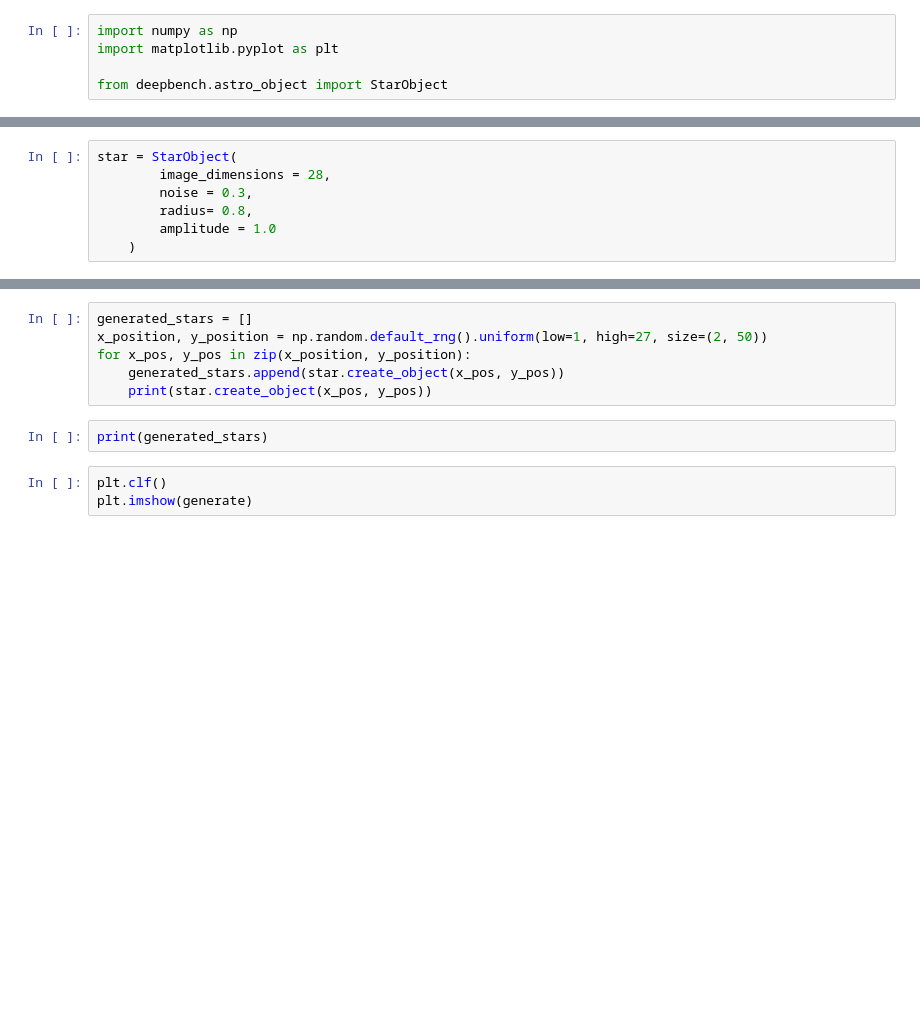
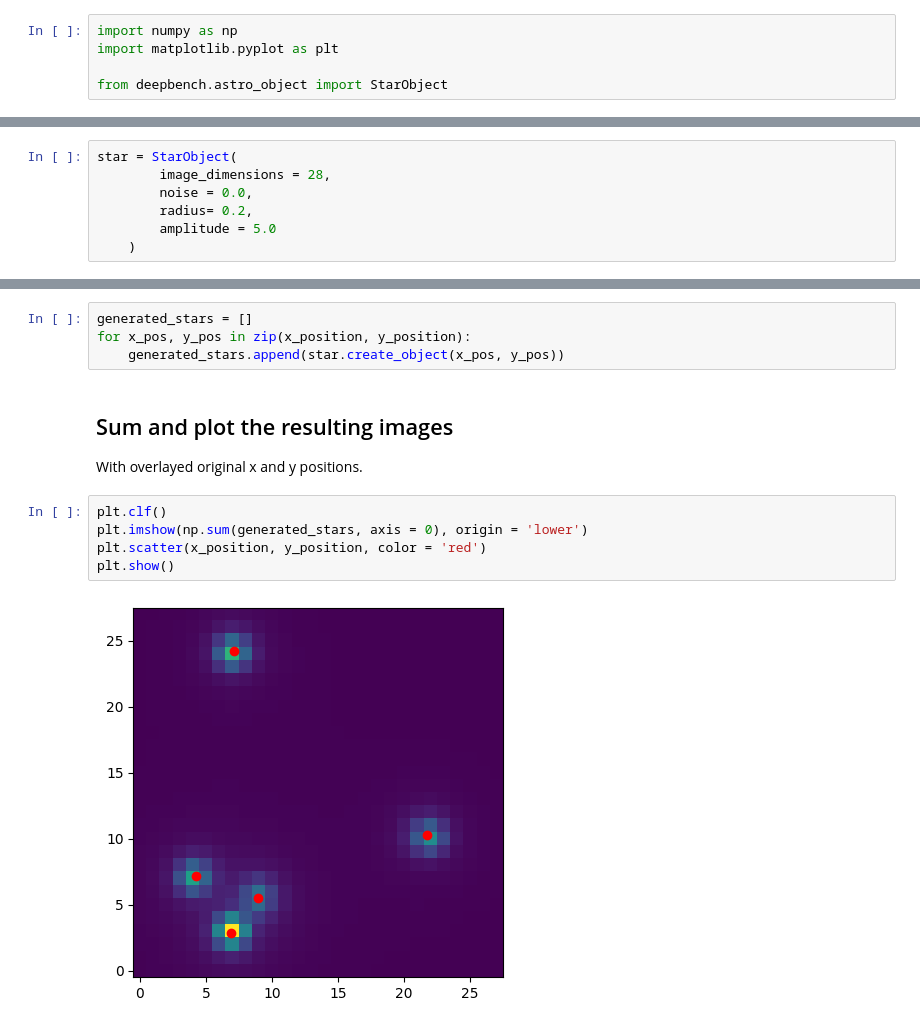
Before and after one commit to deepskies/DeepBench, a Jupyter notebook: notebooks/Astro Object Example.ipynb, the cells around one changed output, grey strips where cells are left out. Drawn from its saved outputs; the diff is of its cells as text; blank space fills up the shorter version.

```diff
--- a/notebooks/Astro Object Example.ipynb
+++ b/notebooks/Astro Object Example.ipynb
@@ -21,7 +19,7 @@ SyntaxError: invalid syntax (4174743963.py, line 2)
 # %%
 star = StarObject(
         image_dimensions = 28,
-        noise = 0.3,
-        radius= 0.8,
-        amplitude = 1.0
+        noise = 0.0,
+        radius= 0.2,
+        amplitude = 5.0
     )
@@ -28,11 +44,14 @@ star = StarObject(
 # %%
 generated_stars = []
-x_position, y_position = np.random.default_rng().uniform(low=1, high=27, size=(2, 50))
 for x_pos, y_pos in zip(x_position, y_position):
     generated_stars.append(star.create_object(x_pos, y_pos))
-    print(star.create_object(x_pos, y_pos))
-# %%
-print(generated_stars)
-# %%
-plt.clf()
-plt.imshow(generate)
+# %% [markdown]
+## Sum and plot the resulting images
+With overlayed original x and y positions.
+# %%
+plt.clf()
+plt.imshow(np.sum(generated_stars, axis = 0), origin = 'lower')
+plt.scatter(x_position, y_position, color = 'red')
+plt.show()
+# %% [output]
+[figure, added]
```
Also changed, not shown: parts of 7 cells of this notebook.
